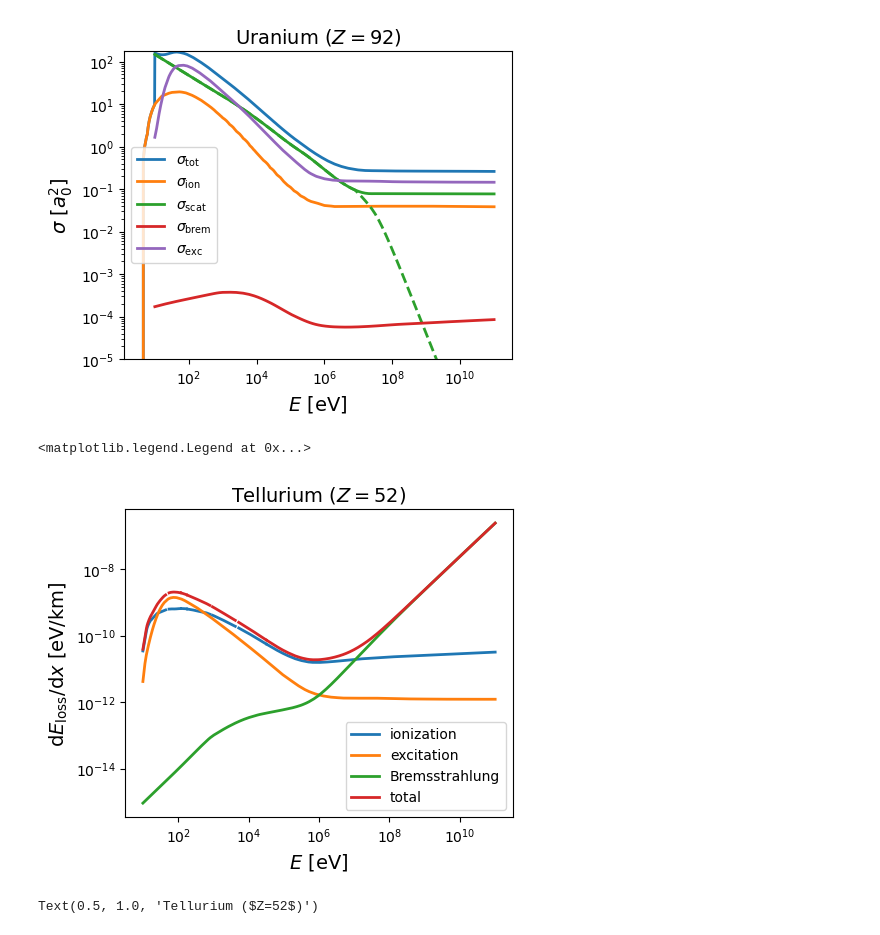
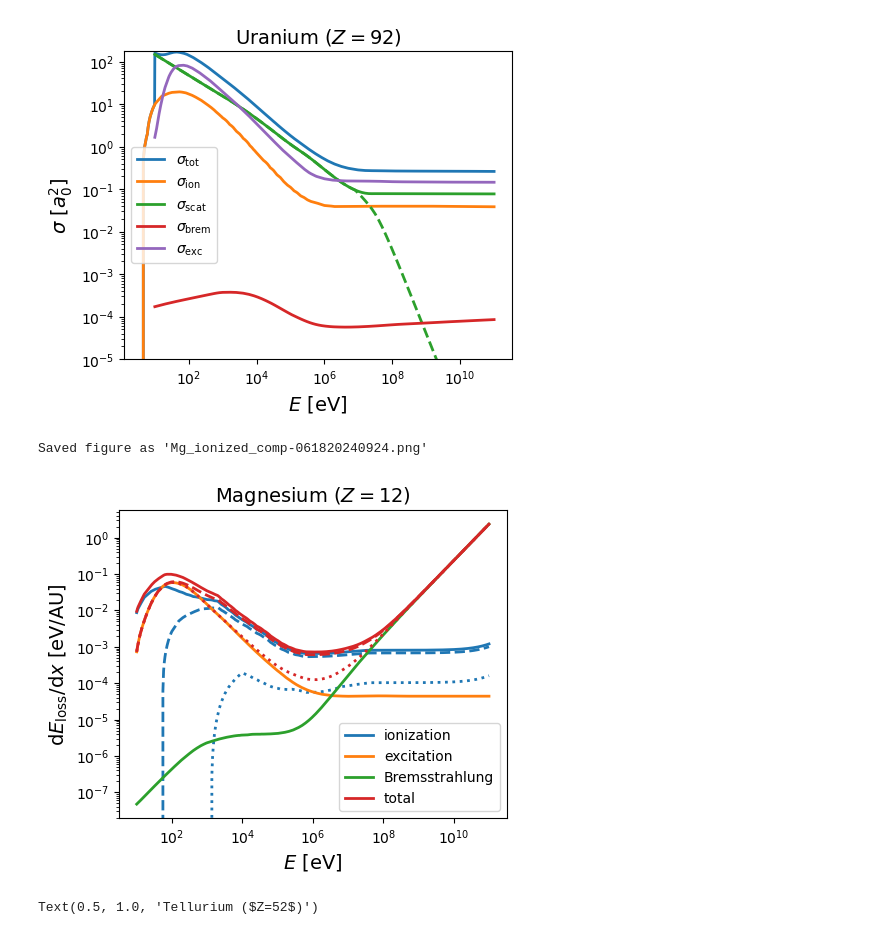
Before and after one commit to zandalman/thunderstorm, a Jupyter notebook: EEDL_interp.ipynb, the cells around one changed output. Drawn from its saved outputs; the diff is of its cells as text; code cells hidden in the pictures.

```diff
--- a/EEDL_interp.ipynb
+++ b/EEDL_interp.ipynb
@@ -125,10 +125,10 @@ for i in range(nelem):
         if dtype_name[:3] == 'sig':
 
             ener, sig = lines[3:].flatten().reshape(-1, 2).T
-            ener, sig = ener[~np.isnan(ener)], sig[~np.isnan(sig)]
+            ener, sig = ener[~np.isnan(ener)][1:], sig[~np.isnan(sig)][1:]
             sig = sig*const.ba
 
-            data = (ener, sig)
+            data = (np.array(ener), np.array(sig))
             if dtype_name[:7] == 'sig_ion' and len(dtype_name) > 7:
                 ener_bind = lines[1, 0]
                 data += (ener_bind,)
@@ -145,20 +145,20 @@ for i in range(nelem):
                 idx_line_max = idx_line_new_ener[k+1] if k<ener_list.size-1 else -1
                 cos_th_scat, cos_th_pdf = lines[8:, :][idx_line_min:idx_line_max].flatten().reshape(-1, 2).T
                 cos_th_scat, cos_th_pdf = cos_th_scat[~np.isnan(cos_th_scat)], cos_th_pdf[~np.isnan(cos_th_pdf)]
-                data[k] = (ener, cos_th_scat, cos_th_pdf)
+                data[k] = (ener, np.array(cos_th_scat), np.array(cos_th_pdf))
 
         if dtype_name == 'spec_exc':
 
             ener, ener_loss = lines[6:].flatten().reshape(-1, 2).T
             ener, ener_loss = ener[~np.isnan(ener)], ener_loss[~np.isnan(ener_loss)]
-            data = (ener, ener_loss)
+            data = (np.array(ener), np.array(ener_loss))
 
         if dtype_name == 'spec_brem':
 
             idx_line_elec = np.argwhere(lines[6:, 0]==0).flatten()[-1]+8
             ener, ener_loss = lines[idx_line_elec:].flatten().reshape(-1, 2).T
             ener, ener_loss = ener[~np.isnan(ener)], ener_loss[~np.isnan(ener_loss)]
-            data = (ener, ener_loss)
+            data = (np.array(ener), np.array(ener_loss))
 
         if dtype_name[:8] == 'spec_ion':
 
@@ -172,7 +172,7 @@ for i in range(nelem):
                 idx_line_max = idx_line_new_ener[k+1] if k<ener_list.size-1 else -1
                 ener_loss, ener_loss_pdf = lines[6:, :][idx_line_min:idx_line_max].flatten().reshape(-1, 2).T
                 ener_loss, ener_loss_pdf = ener_loss[~np.isnan(ener_loss)] + ener_bind, ener_loss_pdf[~np.isnan(ener_loss_pdf)]
-                data[k] = (ener, ener_loss, ener_loss_pdf)
+                data[k] = (ener, np.array(ener_loss), np.array(ener_loss_pdf))
 
         data_all[i, j] = data
 # %%
@@ -207,13 +207,15 @@ ax.legend()
 <matplotlib.legend.Legend at 0x...>
 [figure]
 # %%
-Zelem = 52
+Zelem = 12
 n = 1
 
 fig, ax = plt.subplots(figsize=(5, 4))
 
 ener_reg = np.logspace(1, 11, 512)
 ener_loss_ion_reg = np.zeros_like(ener_reg)
+ener_loss_ion_reg_2 = np.zeros_like(ener_reg)
+ener_loss_ion_reg_3 = np.zeros_like(ener_reg)
 
 sig_name_list = []
 sig_list = []
@@ -227,8 +229,7 @@ for i in range(ndtype):
     if type(data) == type(None): continue
 
     ener, sig, ener_bind = data
-    sig_func = interp1d(np.log(ener), np.log(sig), fill_value='extrapolate')
-    sig_reg = np.exp(sig_func(np.log(ener_reg)))
+    sig_reg = interp(ener_reg, ener, sig, llim=0)
     sig_reg[ener_reg<ener_bind] = 0
 
     sig_name_list.append(dtype_name)
@@ -248,53 +249,58 @@ for i in range(ndtype):
     for j, data_ener in enumerate(data):
 
         ener, ener_loss, ener_loss_pdf = data_ener
-        ener_loss_avg[j] = integrate(np.array(ener_loss_pdf)*np.array(ener_loss), np.array(ener_loss))/integrate(ener_loss_pdf, ener_loss)
+        ener_loss_avg[j] = integrate(ener_loss_pdf*ener_loss, ener_loss)/integrate(ener_loss_pdf, ener_loss)
 
-    ener_loss_avg_func = interp1d(np.log(ener_list), np.log(ener_loss_avg), fill_value='extrapolate')
-    ener_loss_avg_reg = np.exp(ener_loss_avg_func(np.log(ener_reg)))
+    ener_loss_avg_reg = interp(ener_reg, ener_list, ener_loss_avg)
     ener_loss_avg_reg[ener_reg<ener_bind] = 0
 
     sig_reg = sig_list[sig_name_list.index('sig_%s'%dtype_name[5:])]
     ener_loss_ion_reg += ener_loss_avg_reg*sig_reg/n
+    if dtype_name != 'spec_ion_M1': ener_loss_ion_reg_2 += ener_loss_avg_reg*sig_reg*n
+    if dtype_name not in ['spec_ion_M1', 'spec_ion_L1', 'spec_ion_L2', 'spec_ion_L3']: ener_loss_ion_reg_3 += ener_loss_avg_reg*sig_reg*n
 
 idx_dtype = list(code.values()).index('sig_exc')
 ener, sig = data_all[Zelem-1, idx_dtype]
-sig_func = interp1d(np.log(ener), np.log(sig), fill_value='extrapolate')
-sig_reg = np.exp(sig_func(np.log(ener_reg)))
+sig_reg = interp(ener_reg, ener, sig, llim=0)
 
 idx_dtype = list(code.values()).index('spec_exc')
 ener, ener_loss = data_all[Zelem-1, idx_dtype]
-ener_loss_func = interp1d(np.log(ener), np.log(ener_loss), fill_value='extrapolate')
-ener_loss_exc_reg = np.exp(ener_loss_func(np.log(ener_reg)))*sig_reg/n
+ener_loss_exc_reg = interp(ener_reg, ener, ener_loss)*sig_reg*n
 
 idx_dtype = list(code.values()).index('sig_brem')
 ener, sig = data_all[Zelem-1, idx_dtype]
-sig_func = interp1d(np.log(ener), np.log(sig), fill_value='extrapolate')
-sig_reg = np.exp(sig_func(np.log(ener_reg)))
+sig_reg = interp(ener_reg, ener, sig, llim=0)
 
 idx_dtype = list(code.values()).index('spec_brem')
 ener, ener_loss = data_all[Zelem-1, idx_dtype]
-ener_loss_func = interp1d(np.log(ener), np.log(ener_loss), fill_value='extrapolate')
-ener_loss_brem_reg = np.exp(ener_loss_func(np.log(ener_reg)))*sig_reg/n
+ener_loss_brem_reg = interp(ener_reg, ener, ener_loss)*sig_reg*n
 
 ener_loss_tot_reg = ener_loss_ion_reg + ener_loss_exc_reg + ener_loss_brem_reg
+ener_loss_tot_reg_2 = ener_loss_ion_reg_2 + ener_loss_exc_reg + ener_loss_brem_reg
+ener_loss_tot_reg_3 = ener_loss_ion_reg_3 + ener_loss_exc_reg + ener_loss_brem_reg
 
-ax.plot(ener_reg, ener_loss_ion_reg/(1/const.km), lw=2, label='ionization')
-ax.plot(ener_reg, ener_loss_exc_reg/(1/const.km), lw=2, label='excitation')
-ax.plot(ener_reg, ener_loss_brem_reg/(1/const.km), lw=2, label='Bremsstrahlung')
-ax.plot(ener_reg, ener_loss_tot_reg/(1/const.km), lw=2, label='total')
+ax.plot(ener_reg, ener_loss_ion_reg/(1/const.AU), lw=2, label='ionization', color='C0')
+ax.plot(ener_reg, ener_loss_ion_reg_2/(1/const.AU), lw=2, color='C0', linestyle='--')
+ax.plot(ener_reg, ener_loss_ion_reg_3/(1/const.AU), lw=2, color='C0', linestyle=':')
+ax.plot(ener_reg, ener_loss_exc_reg/(1/const.AU), lw=2, label='excitation', color='C1')
+ax.plot(ener_reg, ener_loss_brem_reg/(1/const.AU), lw=2, label='Bremsstrahlung', color='C2')
+ax.plot(ener_reg, ener_loss_tot_reg/(1/const.AU), lw=2, label='total', color='C3')
+ax.plot(ener_reg, ener_loss_tot_reg_2/(1/const.AU), lw=2, color='C3', linestyle='--')
+ax.plot(ener_reg, ener_loss_tot_reg_3/(1/const.AU), lw=2, color='C3', linestyle=':')
 
 ax.set_xscale('log')
 ax.set_yscale('log')
 
 ax.set_xlabel(r'$E$ [eV]', fontsize=14)
-ax.set_ylabel(r'${\rm d}E_{\rm loss}/{\rm d}x$ [eV/km]', fontsize=14)
+ax.set_ylabel(r'${\rm d}E_{\rm loss}/{\rm d}x$ [eV/AU]', fontsize=14)
 ax.set_title('%s ($Z=%d$)' % (elements.name[Zelem-1], Zelem), fontsize=14)
 
 ax.legend()
+
+save_fig('Mg_ionized_comp')
 # %% [output]
-<matplotlib.legend.Legend at 0x...>
+Saved figure as 'Mg_ionized_comp-061820240924.png'
-[figure, old version]
+[figure, new version]
 # %%
 Zelem = 52
 
```
Also changed, not shown: parts of 17 cells of this notebook, 6 other files.
